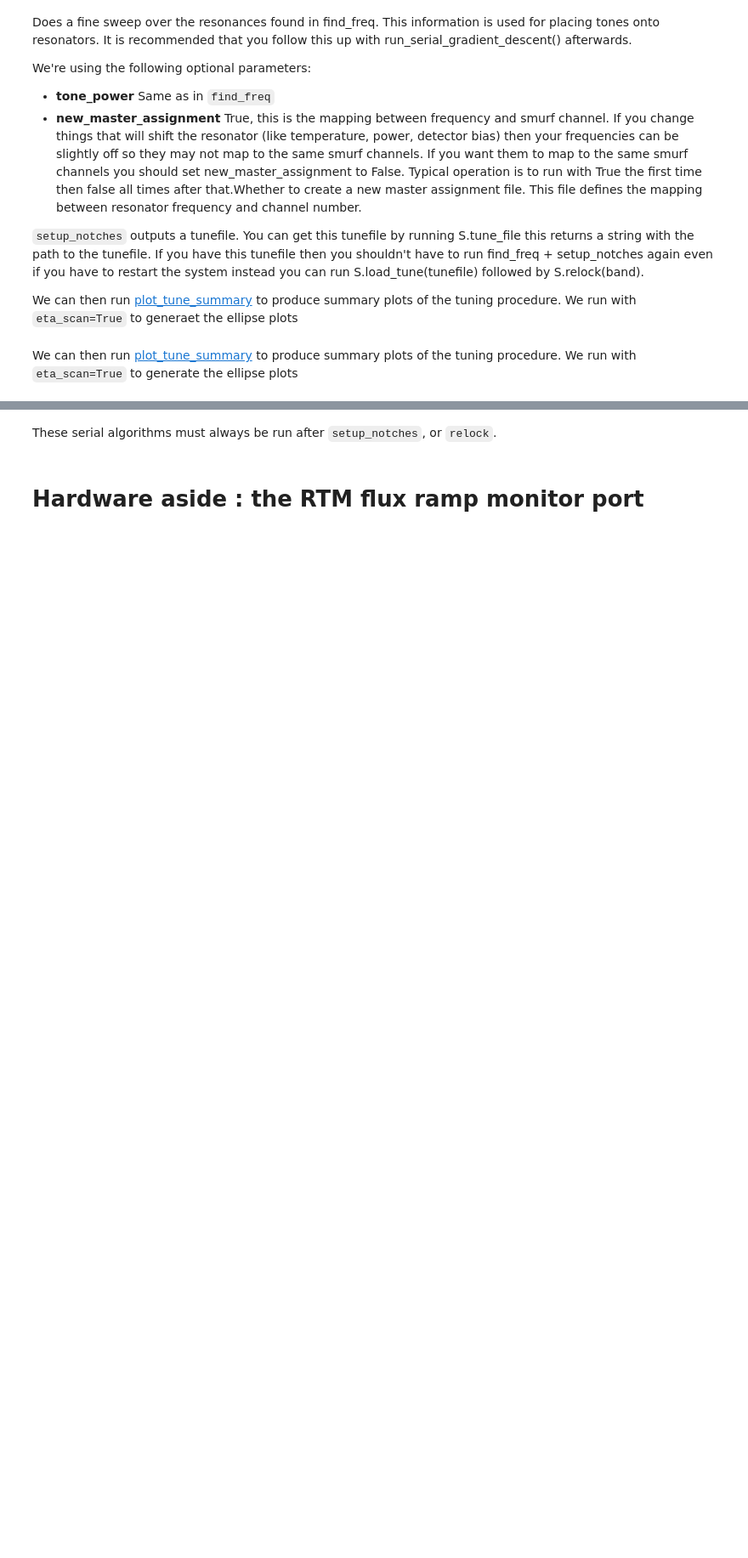
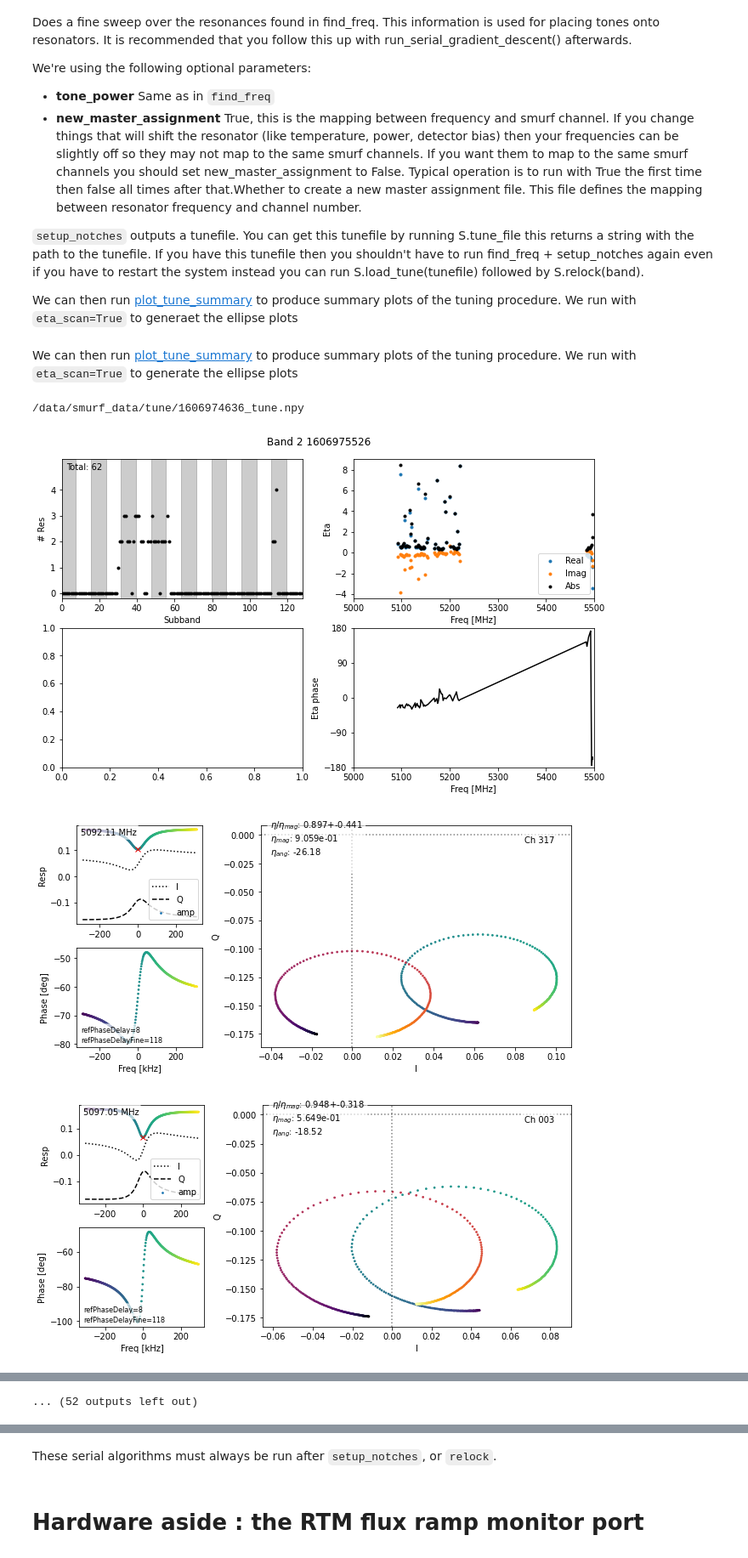
Before and after one commit to simonsobs/smurf_tutorials, a Jupyter notebook: 2_Tuning.ipynb, the cells around one changed output, grey strips where cells are left out. Shown at 85% size. Drawn from its saved outputs; the diff is of its cells as text; code cells hidden in the pictures; blank space fills up the shorter version.

```diff
--- a/2_Tuning.ipynb
+++ b/2_Tuning.ipynb
@@ -200,6 +200,8 @@ In the case where you already have a tunefile, you just need to run load_tune an
 
 **If you have already run `find_freq` you can skip the above cell and instead run the following**
 # %%
+band = 2
+band_cfg = cfg.dev.bands[band]
 S.load_tune()
 S.relock(band)
 # %% [markdown]
@@ -227,4 +229,9 @@ S.setup_notches(band,tone_power=band_cfg['drive'],new_master_assignment = True)
 We can then run [plot_tune_summary](https://pysmurf.readthedocs.io/en/main/client/tune.html?highlight=setup_notches#pysmurf.client.tune.smurf_tune.SmurfTuneMixin.plot_tune_summary) to produce summary plots of the tuning procedure. We run with `eta_scan=True` to generate the ellipse plots
 # %%
 print(S.tune_file)
-S.plot_tune_summary(band, eta_scan=True)
+S.plot_tune_summary(band, eta_scan=True,show_plot = True)
+# %% [output]
+/data/smurf_data/tune/1606974636_tune.npy
+[figure, added]
+[figure, added]
+[figure, added]
@@ -231,3 +246,4 @@ S.plot_tune_summary(band, eta_scan=True)
+... (52 outputs left out)
 # %% [markdown]
 The resonator tracking parameter is referred to as "eta". It is a single complex number that gives the phase and width of the resonator. We will begin to discuss things in terms of I and Q, the quadrature decomposition of the signal. I is the in phase component, and Q is the quadrature (90 deg out of phase) component. The eta parameter is designed to rotate the resonator response at the minima into Q. We will show a plot of this soon.
 
```
Also changed, not shown: parts of 6 cells of this notebook, 2 other files.
